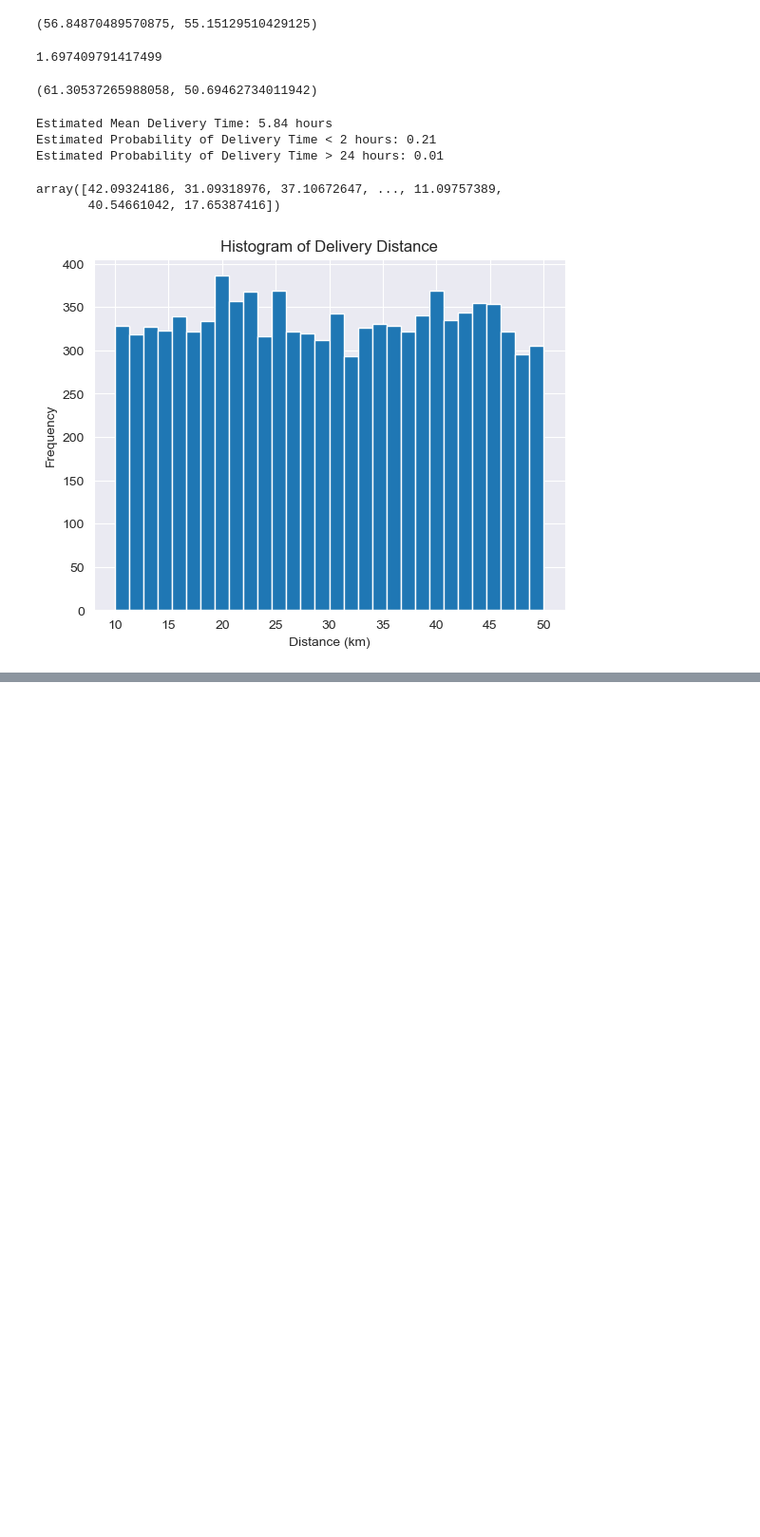
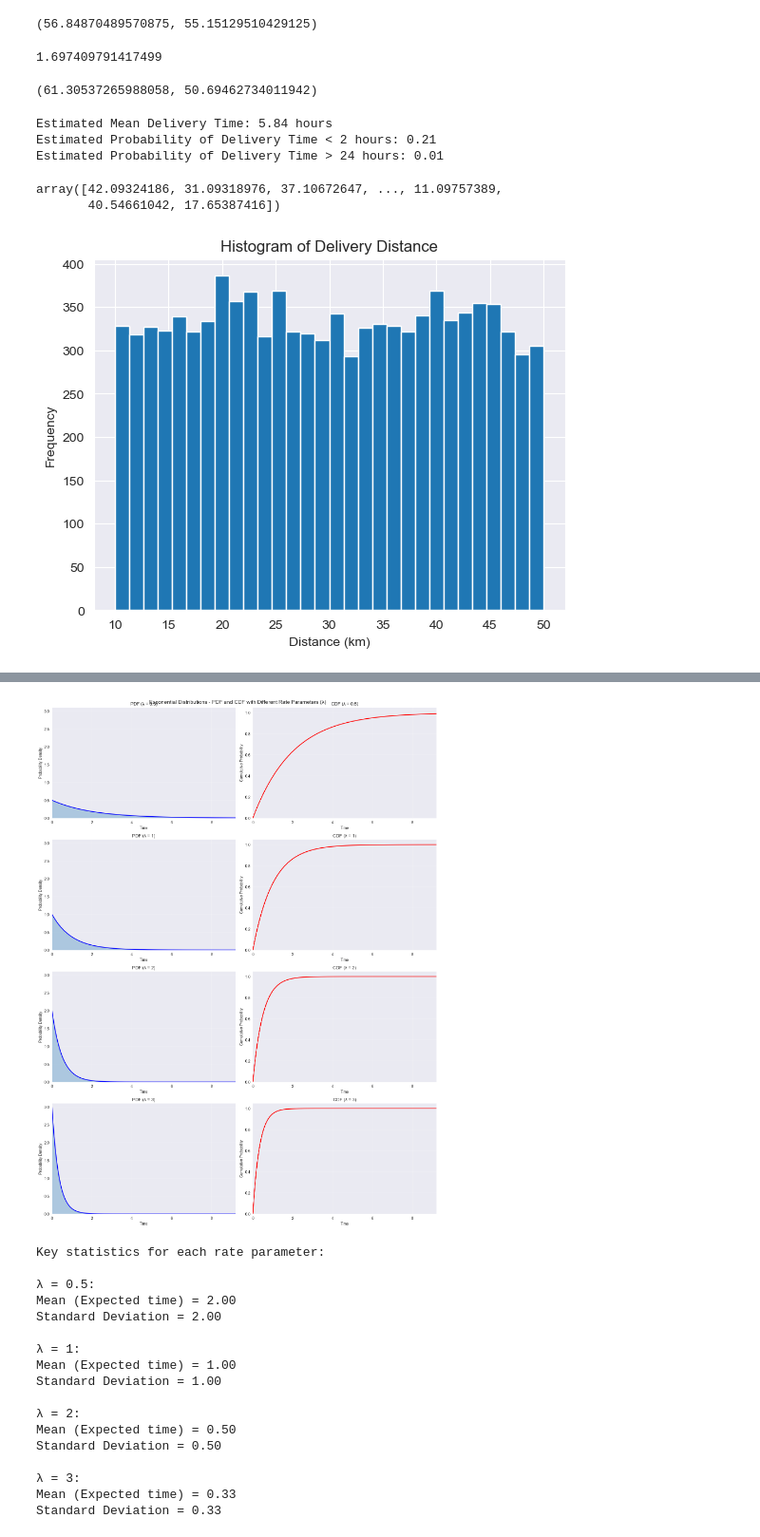
Before and after one commit to amiralikul/ydata_24_25, a Jupyter notebook: probability_and_statistics/lesson_4/main.ipynb, the cells around one changed output, grey strips where cells are left out. Shown at 95% size. Cells and saved outputs as stored; diff of their text form; code cells hidden in the pictures; blank space fills up the shorter version.

```diff
--- a/probability_and_statistics/lesson_4/main.ipynb
+++ b/probability_and_statistics/lesson_4/main.ipynb
@@ -243,0 +375,73 @@ plt.show()
+# %%
+import numpy as np
+import matplotlib.pyplot as plt
+from scipy.stats import expon
+
+# Different rate parameters (lambda)
+rates = [0.5, 1, 2, 3]
+
+# Create a figure with 4x2 subplots (PDF and CDF for each rate)
+fig, axes = plt.subplots(4, 2, figsize=(15, 20))
+fig.suptitle('Exponential Distributions - PDF and CDF with Different Rate Parameters (λ)', fontsize=14)
+
+# Calculate x range (time)
+max_x = max([expon.ppf(0.99, scale=1/rate) for rate in rates])
+x = np.linspace(0, max_x, 1000)
+
+# Create subplots for each rate
+for i, rate in enumerate(rates):
+    # Calculate PDF
+    pdf = expon.pdf(x, scale=1/rate)
+
+    # Calculate CDF
+    cdf = expon.cdf(x, scale=1/rate)
+
+    # Plot PDF
+    axes[i, 0].plot(x, pdf, 'b-', lw=2)
+    axes[i, 0].fill_between(x, pdf, alpha=0.3)
+    axes[i, 0].set_xlabel('Time')
+    axes[i, 0].set_ylabel('Probability Density')
+    axes[i, 0].set_title(f'PDF (λ = {rate})')
+    axes[i, 0].grid(True, alpha=0.3)
+    axes[i, 0].set_xlim(0, max_x)
+    axes[i, 0].set_ylim(0, max(rates) + 0.1)
+
+    # Plot CDF
+    axes[i, 1].plot(x, cdf, 'r-', lw=2)
+    axes[i, 1].set_xlabel('Time')
+    axes[i, 1].set_ylabel('Cumulative Probability')
+    axes[i, 1].set_title(f'CDF (λ = {rate})')
+    axes[i, 1].grid(True, alpha=0.3)
+    axes[i, 1].set_xlim(0, max_x)
+    axes[i, 1].set_ylim(0, 1.05)
+
+plt.tight_layout()
+plt.show()
+
+# Print key statistics
+print("\nKey statistics for each rate parameter:")
+for rate in rates:
+    mean = 1/rate
+    var = 1/(rate**2)
+    print(f"\nλ = {rate}:")
+    print(f"Mean (Expected time) = {mean:.2f}")
+    print(f"Standard Deviation = {np.sqrt(var):.2f}")
+# %% [output]
+[figure, added]
+Key statistics for each rate parameter:
+
+λ = 0.5:
+Mean (Expected time) = 2.00
+Standard Deviation = 2.00
+
+λ = 1:
+Mean (Expected time) = 1.00
+Standard Deviation = 1.00
+
+λ = 2:
+Mean (Expected time) = 0.50
+Standard Deviation = 0.50
+
+λ = 3:
+Mean (Expected time) = 0.33
+Standard Deviation = 0.33
```
Also changed, not shown: parts of 6 cells of this notebook, 6 other files.
